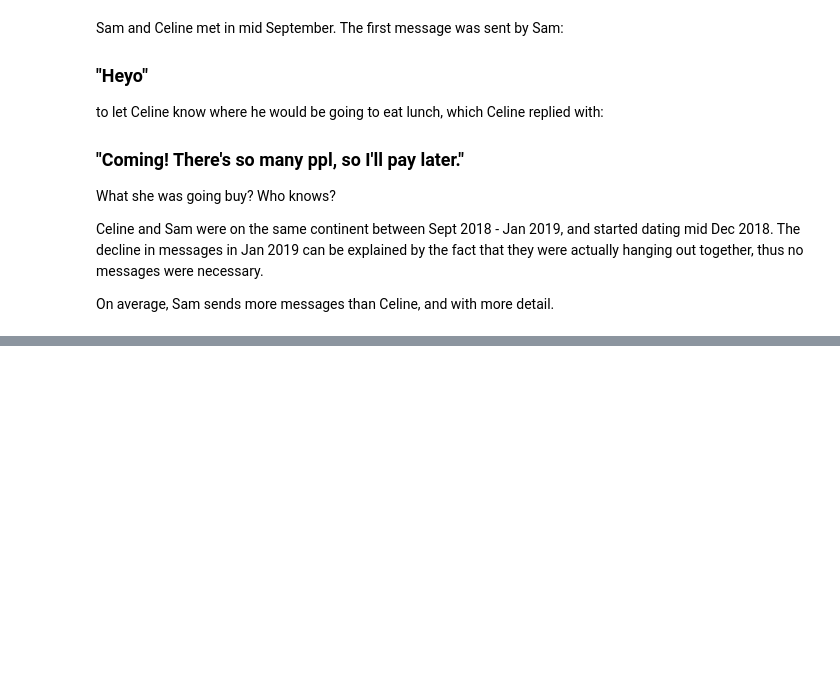
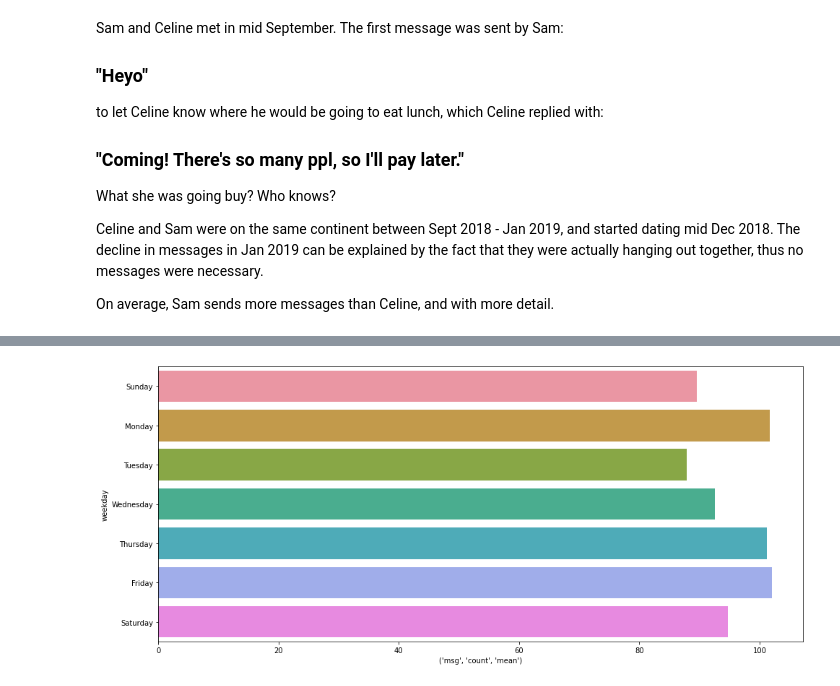
Before and after one commit to celine-y/sams-bday, a Jupyter notebook: chat.ipynb, the cells around one changed output, grey strips where cells are left out. Saved outputs shown, nothing was run; the diff lists cells and outputs as text; code cells hidden in the pictures; blank space fills up the shorter version.

```diff
--- a/chat.ipynb
+++ b/chat.ipynb
@@ -204,0 +187,28 @@ dtype: object
+# %%
+def agg_by_day(df):
+    per = df.datetime.dt.to_period("D")
+    new_df = df.groupby(
+        [
+            df['datetime'].dt.date,
+            df['weekday']
+        ]).agg({
+        'msg': ['count']
+    }).reset_index()
+
+    return new_df
+
+def agg_by_weekday(df):
+    return df.groupby(
+        [
+            df['weekday'],
+        ]
+    ).agg({
+        ('msg', 'count'): ['mean']
+    }).reset_index()
+
+dotw = ['Sunday', 'Monday', 'Tuesday', 'Wednesday', 'Thursday', 'Friday', 'Saturday']
+df_agg = df
+df_agg['weekday'] = df['datetime'].dt.day_name()
+df_agg = agg_by_day(df_agg)
+df_agg2 = agg_by_weekday(df_agg)
+df_agg2
@@ -204,0 +226,5 @@ dtype: object
+# %%
+plt.figure(figsize=(16,7))
+bplot = sns.barplot(x=('msg', 'count', 'mean'), y='weekday', data=df_agg2, order=dotw)
+# %% [output]
+[figure, added]
```
Also changed, not shown: parts of 16 cells of this notebook.
